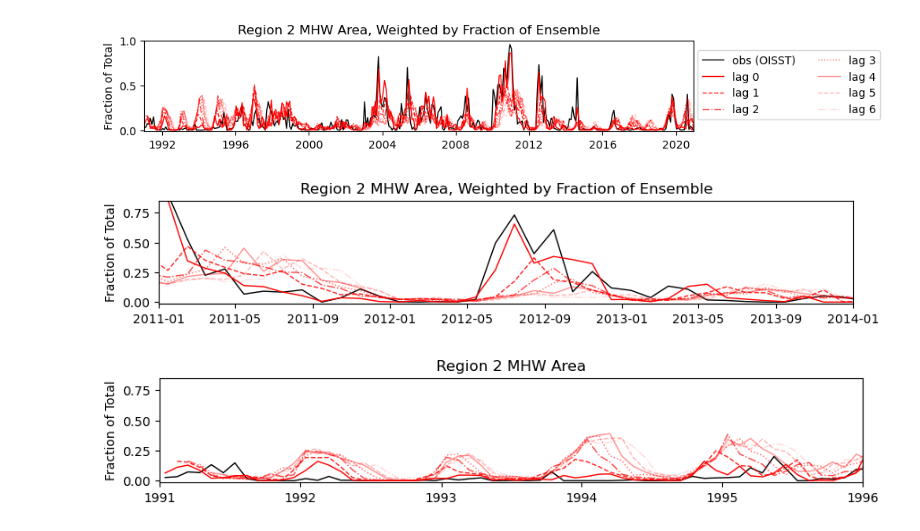
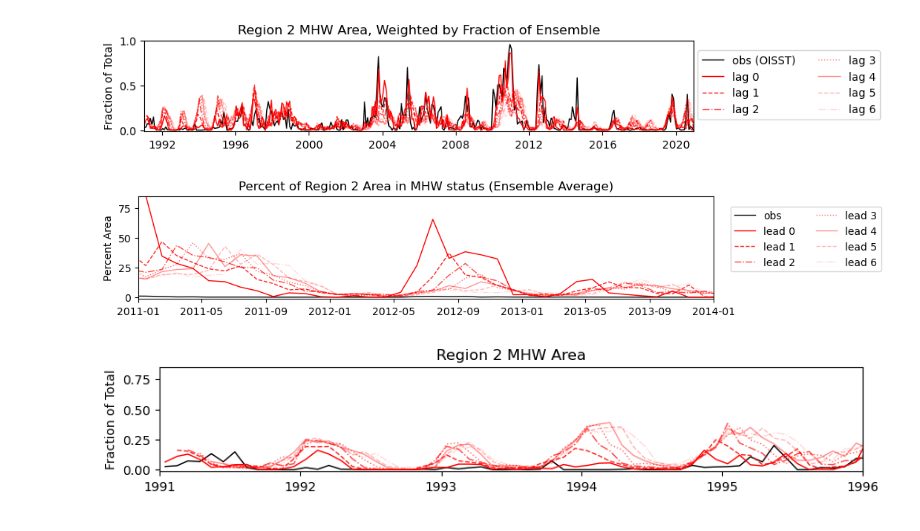
Before and after one commit to e-olson/MHW, a Jupyter notebook: caseStudiesMonthly/MHWMovie-NAtl-NewFigs.ipynb, the cells around one changed output. Drawn from its saved outputs; the diff is of its cells as text; code cells hidden in the pictures.

```diff
--- a/caseStudiesMonthly/MHWMovie-NAtl-NewFigs.ipynb
+++ b/caseStudiesMonthly/MHWMovie-NAtl-NewFigs.ipynb
@@ -238,18 +239,19 @@ fig.savefig('figs/MHWAreaFrac_{region}Region2_weighted.png',bbox_inches='tight',
 # %% [output]
 [figure]
 # %%
-fig,ax=plt.subplots(1,1,figsize=(10,1.5))
+fig,ax=plt.subplots(1,1,figsize=(10,1.8))
 ax.plot(dates,dfA.A2_obs/Area2,'k-',label='obs',lw=1)
 for il in range(0,7):
-    ax.plot(dates,dfA[f'A2_lag{il}_weighted']/Area2,'r',linestyle=styles[il%len(styles)],alpha=1-il/7,label=f'P weighted, lag {il}',lw=1)#
-ax.set_title('Region 2 MHW Area, Weighted by Fraction of Ensemble')
-ax.set_ylabel('Fraction of Total')
+    ax.plot(dates,dfA[f'A2_lag{il}_weighted']/Area2*100,'r',linestyle=styles[il%len(styles)],alpha=1-il/7,label=f'lead {il}',lw=1)#
+ax.set_title('Percent of Region 2 Area in MHW status (Ensemble Average)')
+ax.set_ylabel('Percent Area')
 #ax.legend(loc=1,bbox_to_anchor=[1.3,1.1])
+ax.legend(loc=1,bbox_to_anchor=[1.3,.95],ncols=2)
 ax.set_xlim([dt.datetime(2011,1,1),dt.datetime(2014,1,1)])
-ax.set_ylim([-.015,.85])
+ax.set_ylim([-.015*100,.85*100])
 fig.savefig('figs/MHWAreaFrac_{region}Region2_weightedZoom.png',bbox_inches='tight')
 # %% [output]
-[figure, old version]
+[figure, new version]
 # %%
 fig,ax=plt.subplots(1,1,figsize=(10,1.5))
 ax.plot(dates,dfA.A2_obs/Area2,'k-',label='obs',lw=1)
```
Also changed, not shown: parts of 1 cell of this notebook, 9 other files.
